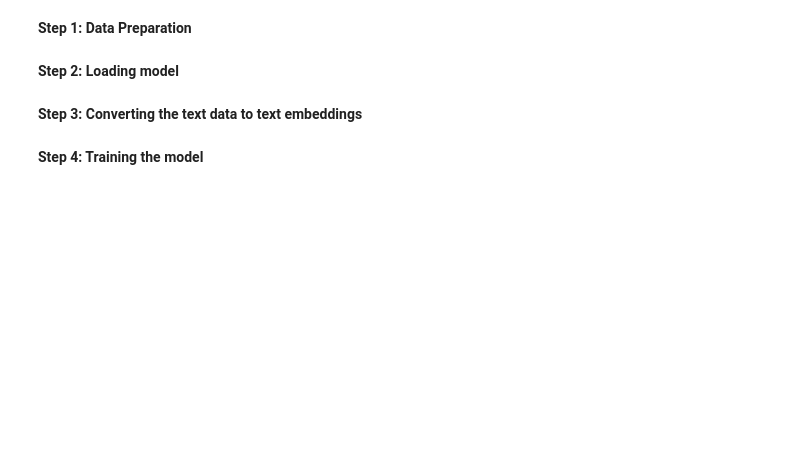
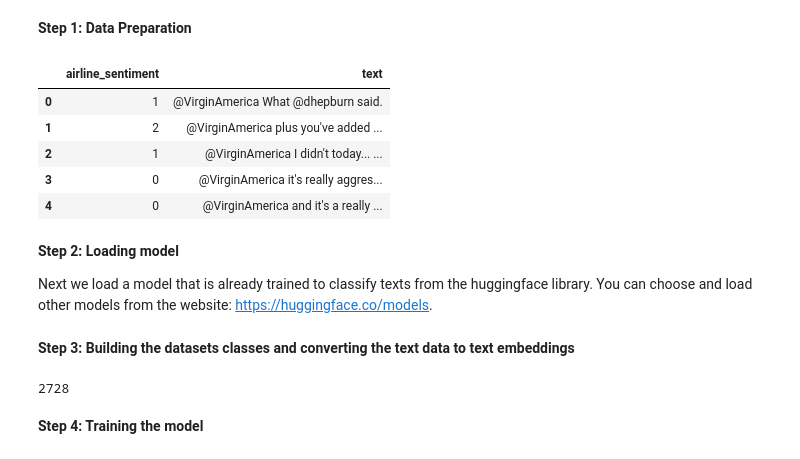
Before and after one commit to maraliha/Data-Science-for-Customer-Insight, a Jupyter notebook: Data_Science_for_Customer_Insights_Python_Introduction_Course.ipynb, the cells around one changed output. Saved outputs shown, nothing was run; the diff lists cells and outputs as text; code cells hidden in the pictures; blank space fills up the shorter version.

Commit message:
Working Advanced Model

```diff
--- a/Data_Science_for_Customer_Insights_Python_Introduction_Course.ipynb
+++ b/Data_Science_for_Customer_Insights_Python_Introduction_Course.ipynb
@@ -859,5 +869,30 @@ from sklearn.model_selection import train_test_split
 # %% [markdown]
 **Step 1: Data Preparation**
-# %% [markdown]
-**Step 2: Loading model**
+# %%
+url_train = 'https://raw.githubusercontent.com/Maximilianwte/Data-Science-for-Customer-Insight/main/train.csv'
+# %%
+df = pd.read_csv(url_train, index_col=0) # Load the data from the variable url_train into a pandas dataframe
+# %%
+def transform_label(x):
+    if x == 'positive':
+      return 2
+    elif x == 'neutral':
+      return 1
+    else:
+      return 0
+
+df['airline_sentiment'] = df['airline_sentiment'].apply(lambda x: transform_label(x))
+# %%
+df.head() # Display the first few rows of the train dataframe
+# %% [output]
+|  | airline_sentiment | text |
+| 0 | 1 | @VirginAmerica What @dhepburn said. |
+| 1 | 2 | @VirginAmerica plus you've added ... |
+| 2 | 1 | @VirginAmerica I didn't today... ... |
+| 3 | 0 | @VirginAmerica it's really aggres... |
+| 4 | 0 | @VirginAmerica and it's a really ... |
+# %% [markdown]
+**Step 2: Loading model**
+
+Next we load a model that is already trained to classify texts from the huggingface library. You can choose and load other models from the website: https://huggingface.co/models.
 # %%
@@ -869,2 +903,8 @@ model = AutoModelForSequenceClassification.from_pretrained(model_name, num_label
 # %% [markdown]
-**Step 3: Converting the text data to text embeddings**
+**Step 3: Building the datasets classes and converting the text data to text embeddings**
+# %%
+df_train = df.sample(frac=0.8, random_state=152) # Split the training data so that 20% are stored in df_val afterwards
+df_val = df.drop(df_train.index)
+len(df_val)
+# %% [output]
+2728
```
Also changed, not shown: parts of 15 cells of this notebook.
